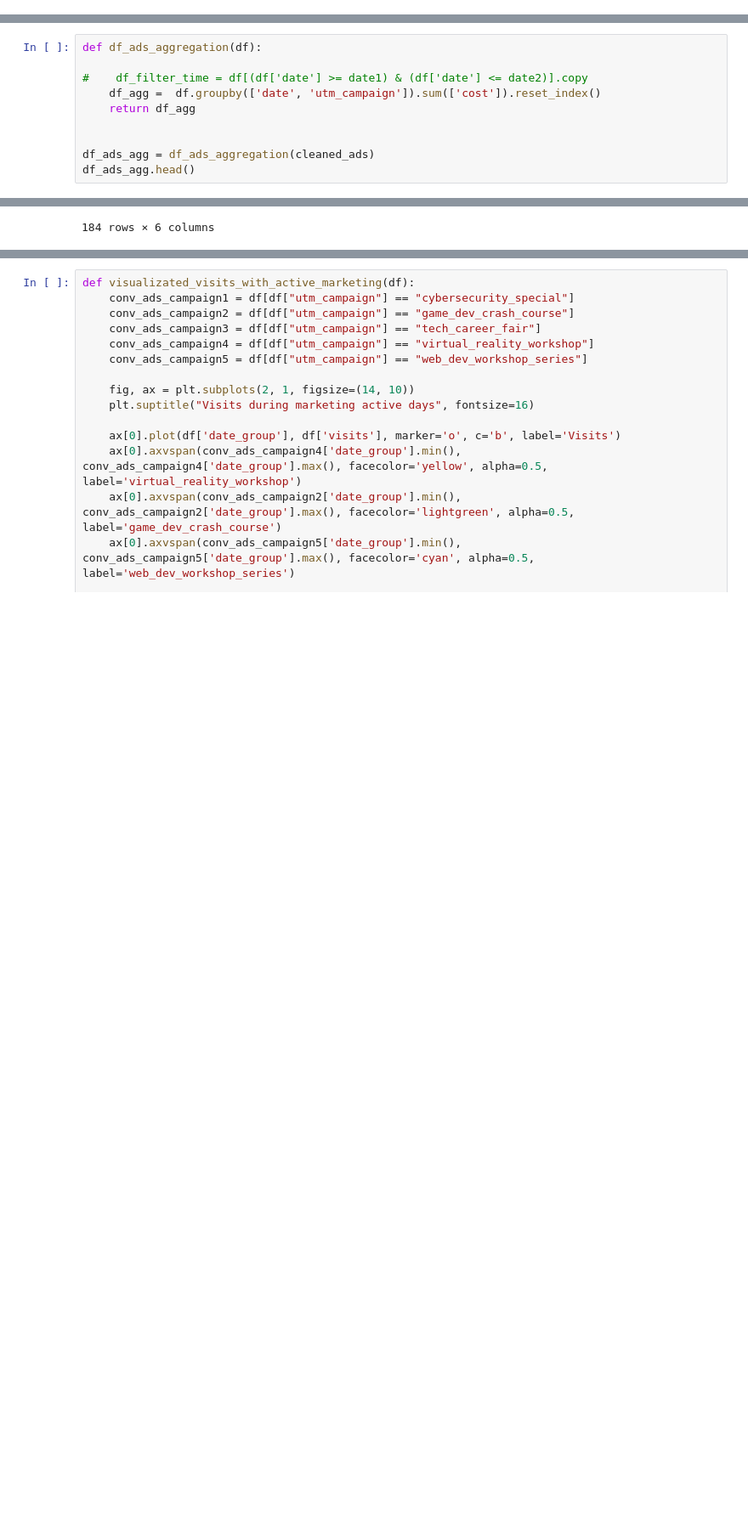
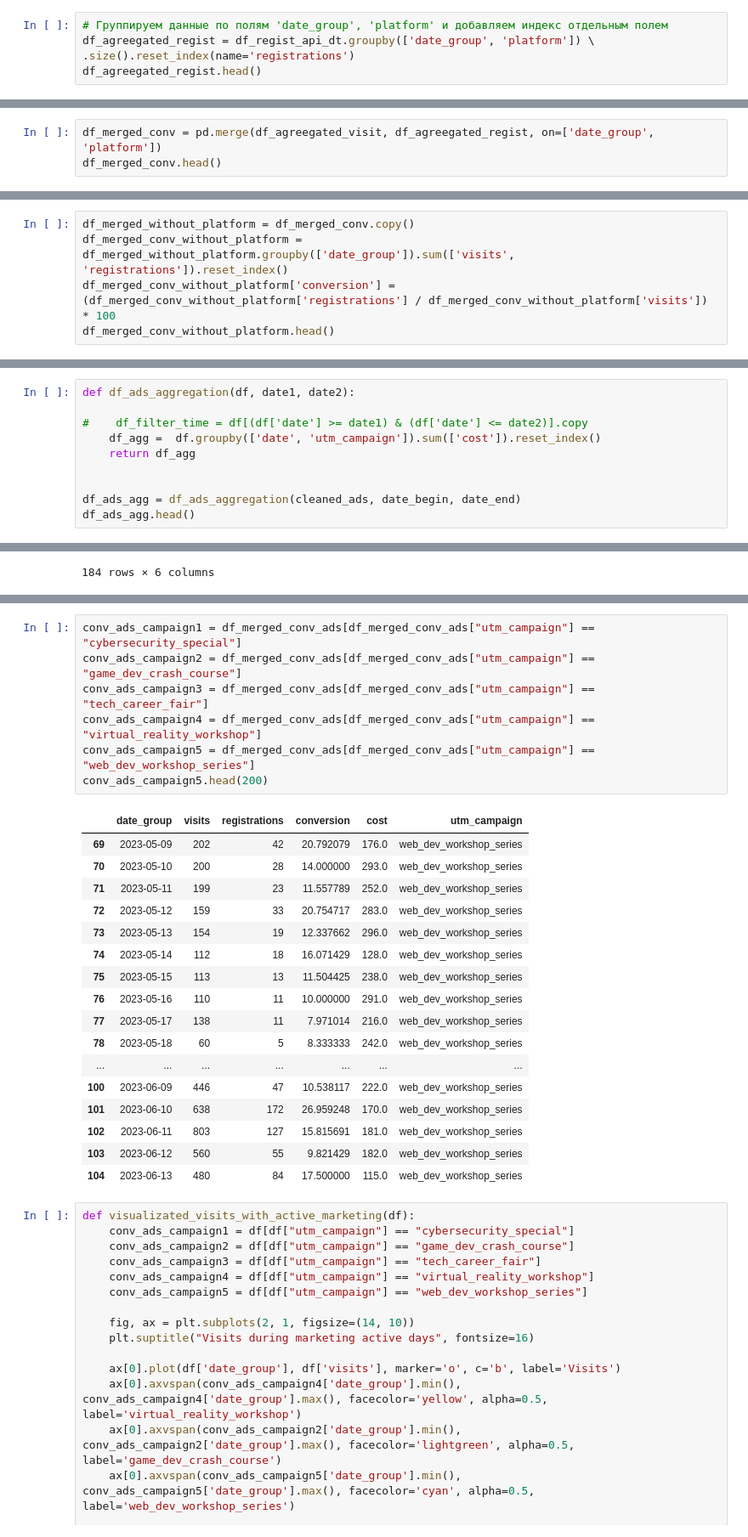
Before and after one commit to LetnerOk/data-analytics-project-100, a Jupyter notebook: Dashboard_Convertion.ipynb, the cells around one changed output, grey strips where cells are left out. Shown at 85% size. Cells and saved outputs as stored; diff of their text form; blank space fills up the shorter version.

```diff
--- a/Def_project3.ipynb
+++ b/Dashboard_Convertion.ipynb
@@ -135,0 +192,5 @@ df_agreegated_regist.head()
+# %%
+# Группируем данные по полям 'date_group', 'platform' и добавляем индекс отдельным полем
+df_agreegated_regist = df_regist_api_dt.groupby(['date_group', 'platform']) \
+.size().reset_index(name='registrations')
+df_agreegated_regist.head()
@@ -162,0 +206,3 @@ df_merged_conv_without_platform.head()
+# %%
+df_merged_conv = pd.merge(df_agreegated_visit, df_agreegated_regist, on=['date_group', 'platform'])
+df_merged_conv.head()
@@ -162,0 +218,5 @@ df_merged_conv_without_platform.head()
+# %%
+df_merged_without_platform = df_merged_conv.copy()
+df_merged_conv_without_platform = df_merged_without_platform.groupby(['date_group']).sum(['visits', 'registrations']).reset_index()
+df_merged_conv_without_platform['conversion'] = (df_merged_conv_without_platform['registrations'] / df_merged_conv_without_platform['visits']) * 100
+df_merged_conv_without_platform.head()
@@ -193,14 +293,14 @@ cleaned_ads.head(200)
 # %% [markdown]
 Сгруппируем затраты на рекламу по дате и рекламной кампании
 # %%
-def df_ads_aggregation(df):
+def df_ads_aggregation(df, date1, date2):
 
 #    df_filter_time = df[(df['date'] >= date1) & (df['date'] <= date2)].copy
     df_agg =  df.groupby(['date', 'utm_campaign']).sum(['cost']).reset_index()
     return df_agg
 
 
-df_ads_agg = df_ads_aggregation(cleaned_ads)
+df_ads_agg = df_ads_aggregation(cleaned_ads, date_begin, date_end)
 df_ads_agg.head()
 # %% [output]
 |  | date | utm_campaign | cost |
@@ -535,6 +695,31 @@ visualizated_cost(df_merged_conv_ads)
 # %% [output]
 [figure]
 [figure]
+# %%
+conv_ads_campaign1 = df_merged_conv_ads[df_merged_conv_ads["utm_campaign"] == "cybersecurity_special"]
+conv_ads_campaign2 = df_merged_conv_ads[df_merged_conv_ads["utm_campaign"] == "game_dev_crash_course"]
+conv_ads_campaign3 = df_merged_conv_ads[df_merged_conv_ads["utm_campaign"] == "tech_career_fair"]
+conv_ads_campaign4 = df_merged_conv_ads[df_merged_conv_ads["utm_campaign"] == "virtual_reality_workshop"]
+conv_ads_campaign5 = df_merged_conv_ads[df_merged_conv_ads["utm_campaign"] == "web_dev_workshop_series"]
+conv_ads_campaign5.head(200)
+# %% [output]
+|  | date_group | visits | registrations | conversion | cost | utm_campaign |
+| 69 | 2023-05-09 | 202 | 42 | 20.792079 | 176.0 | web_dev_workshop_series |
+| 70 | 2023-05-10 | 200 | 28 | 14.000000 | 293.0 | web_dev_workshop_series |
+| 71 | 2023-05-11 | 199 | 23 | 11.557789 | 252.0 | web_dev_workshop_series |
+| 72 | 2023-05-12 | 159 | 33 | 20.754717 | 283.0 | web_dev_workshop_series |
+| 73 | 2023-05-13 | 154 | 19 | 12.337662 | 296.0 | web_dev_workshop_series |
+| 74 | 2023-05-14 | 112 | 18 | 16.071429 | 128.0 | web_dev_workshop_series |
+| 75 | 2023-05-15 | 113 | 13 | 11.504425 | 238.0 | web_dev_workshop_series |
+| 76 | 2023-05-16 | 110 | 11 | 10.000000 | 291.0 | web_dev_workshop_series |
+| 77 | 2023-05-17 | 138 | 11 | 7.971014 | 216.0 | web_dev_workshop_series |
+| 78 | 2023-05-18 | 60 | 5 | 8.333333 | 242.0 | web_dev_workshop_series |
+| ... | ... | ... | ... | ... | ... | ... |
+| 100 | 2023-06-09 | 446 | 47 | 10.538117 | 222.0 | web_dev_workshop_series |
+| 101 | 2023-06-10 | 638 | 172 | 26.959248 | 170.0 | web_dev_workshop_series |
+| 102 | 2023-06-11 | 803 | 127 | 15.815691 | 181.0 | web_dev_workshop_series |
+| 103 | 2023-06-12 | 560 | 55 | 9.821429 | 182.0 | web_dev_workshop_series |
+| 104 | 2023-06-13 | 480 | 84 | 17.500000 | 115.0 | web_dev_workshop_series |
 # %%
 def visualizated_visits_with_active_marketing(df):
     conv_ads_campaign1 = df[df["utm_campaign"] == "cybersecurity_special"]
```
Also changed, not shown: parts of 38 cells of this notebook.
